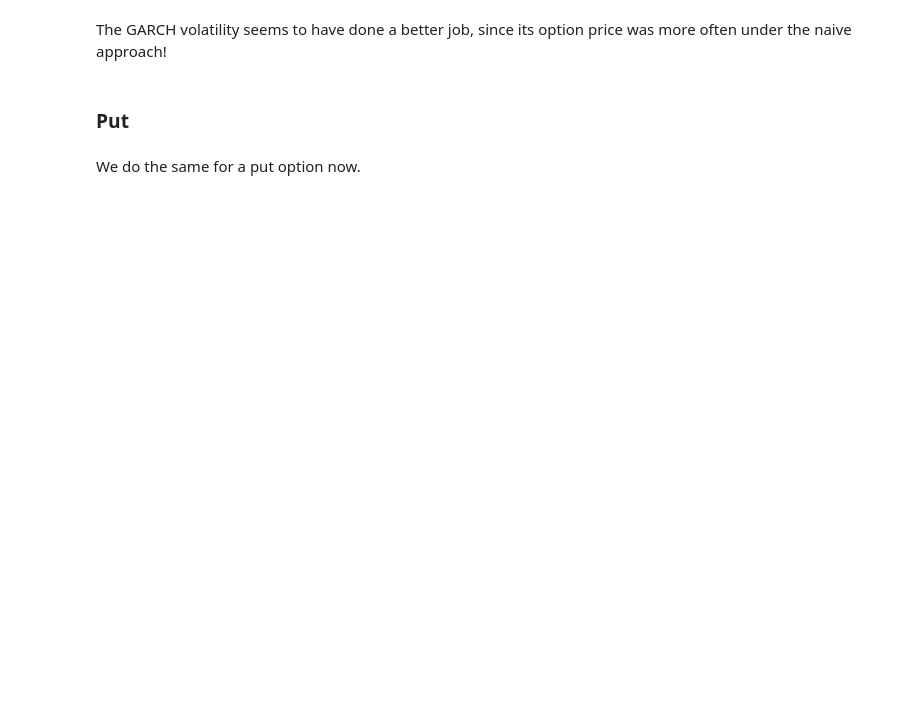
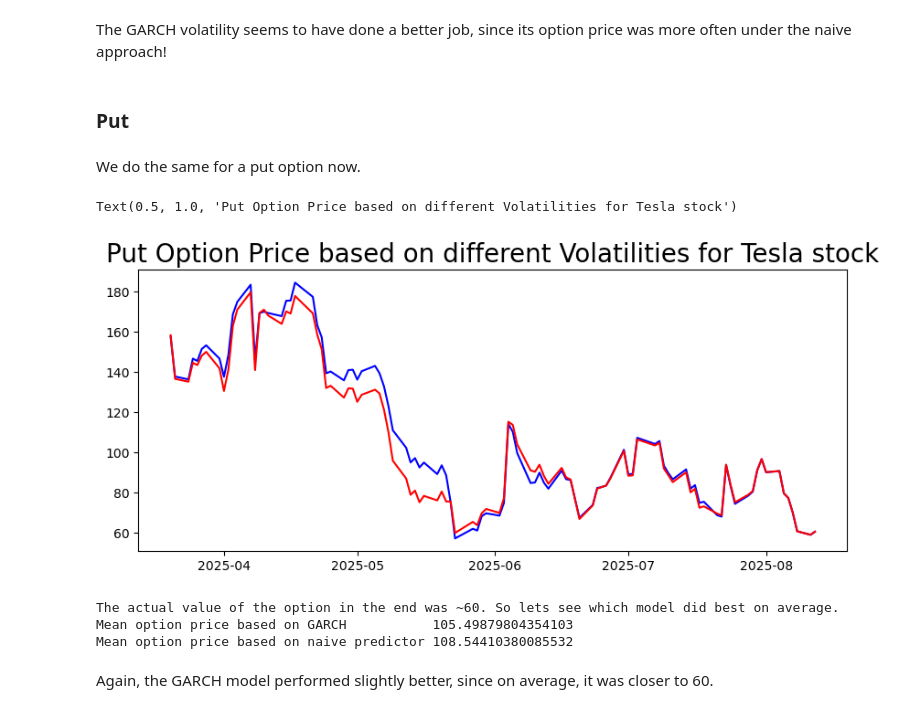
Before and after one commit to SeanDisaro/QuantCodingProjects, a Jupyter notebook: TeslaOptionPriceGARCH.ipynb, the cells around one changed output. Cells and saved outputs as stored; diff of their text form; code cells hidden in the pictures; blank space fills up the shorter version.

```diff
--- a/TeslaOptionPriceGARCH.ipynb
+++ b/TeslaOptionPriceGARCH.ipynb
@@ -295,8 +303,8 @@ The GARCH volatility seems to have done a better job, since its option price was
 # %% [markdown]
 We do the same for a put option now.
 # %%
-naive_Volatility_BS_price = []
-GARCH_Volatility_BS_price = []
+naive_Volatility_BS_price_Put = []
+GARCH_Volatility_BS_price_Put = []
 for i in range(days):
     stockPrice = data["Close"].iloc[ -days + i]
     train = data["log_returns"][ :-days + i]
@@ -304,8 +312,29 @@ for i in range(days):
     sigma_GARCH = GARCH_volatilityPredictor(train, days - i)
     sigma_Naive =naive_volatilityPredictor(hist_vol_train)
 
-    priceGARCH = analyticEuropeanCall(r,(t+i)/252,T,K,stockPrice,sigma_GARCH)
-    priceNaive = analyticEuropeanCall(r,t+i/252,T,K,stockPrice,sigma_Naive)
+    priceGARCH = analyticEuropeanPut(r,(t+i)/252,T,K,stockPrice,sigma_GARCH)
+    priceNaive = analyticEuropeanPut(r,t+i/252,T,K,stockPrice,sigma_Naive)
 
-    naive_Volatility_BS_price.append(priceNaive)
-    GARCH_Volatility_BS_price.append(priceGARCH)
+    naive_Volatility_BS_price_Put.append(priceNaive)
+    GARCH_Volatility_BS_price_Put.append(priceGARCH)
+# %%
+naive_Volatility_BS_price_Put = pd.Series(naive_Volatility_BS_price_Put, index=data.index[-days-1:-1])
+GARCH_Volatility_BS_price_Put = pd.Series(GARCH_Volatility_BS_price_Put, index=data.index[-days-1:-1])
+# %%
+plt.figure(figsize=(10,4))
+plt.plot(naive_Volatility_BS_price_Put, 'b')
+plt.plot(GARCH_Volatility_BS_price_Put, 'r')
+plt.title('Put Option Price based on different Volatilities for Tesla stock', fontsize=20)
+# %% [output]
+Text(0.5, 1.0, 'Put Option Price based on different Volatilities for Tesla stock')
+[figure, added]
+# %%
+print("The actual value of the option in the end was ~60. So lets see which model did best on average.")
+print(f"Mean option price based on GARCH           {np.mean(GARCH_Volatility_BS_price_Put).item()}")
+print(f"Mean option price based on naive predictor {np.mean(naive_Volatility_BS_price_Put).item()}")
+# %% [output]
+The actual value of the option in the end was ~60. So lets see which model did best on average.
+Mean option price based on GARCH           105.49879804354103
+Mean option price based on naive predictor 108.54410380085532
+# %% [markdown]
+Again, the GARCH model performed slightly better, since on average, it was closer to 60.
```
Also changed, not shown: parts of 2 cells of this notebook.
